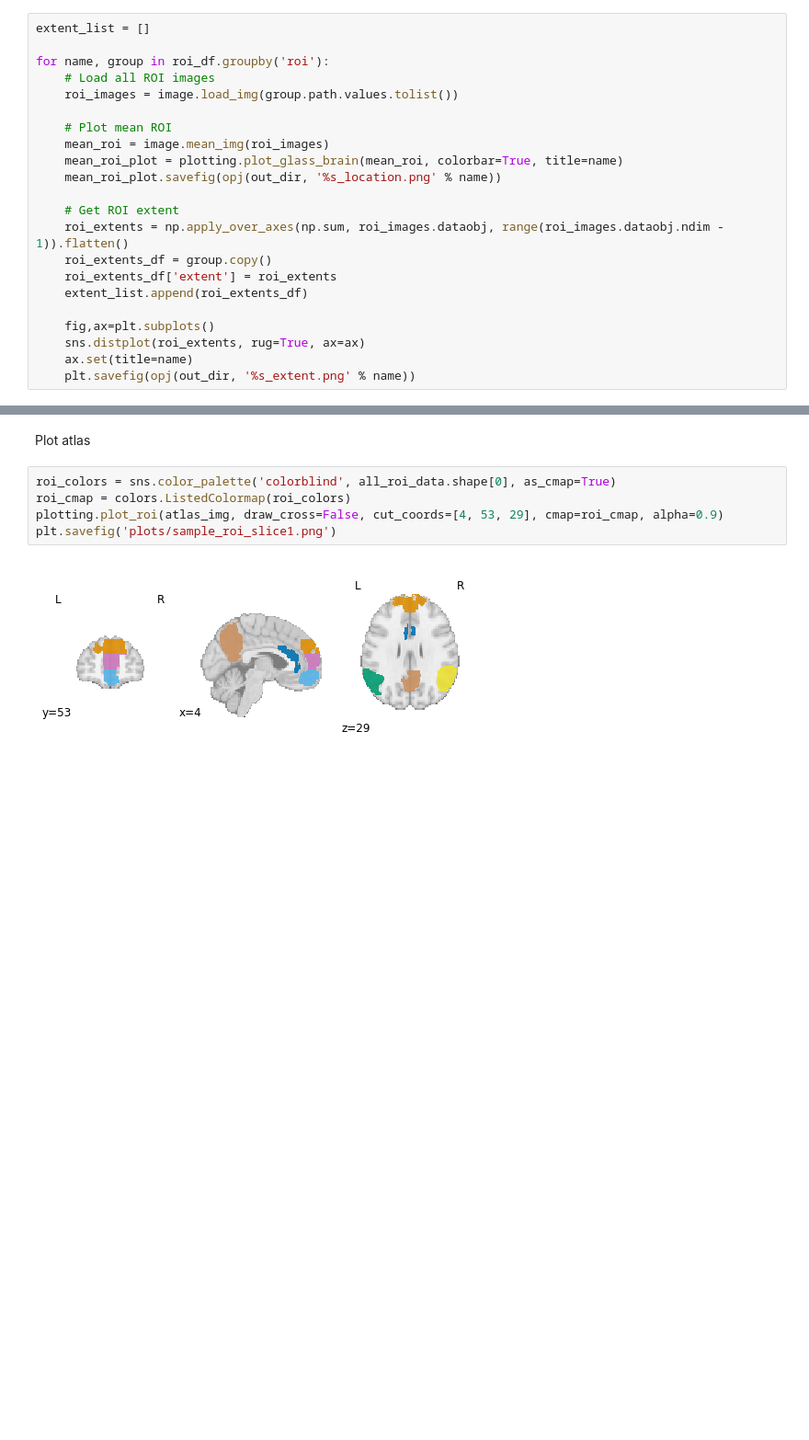
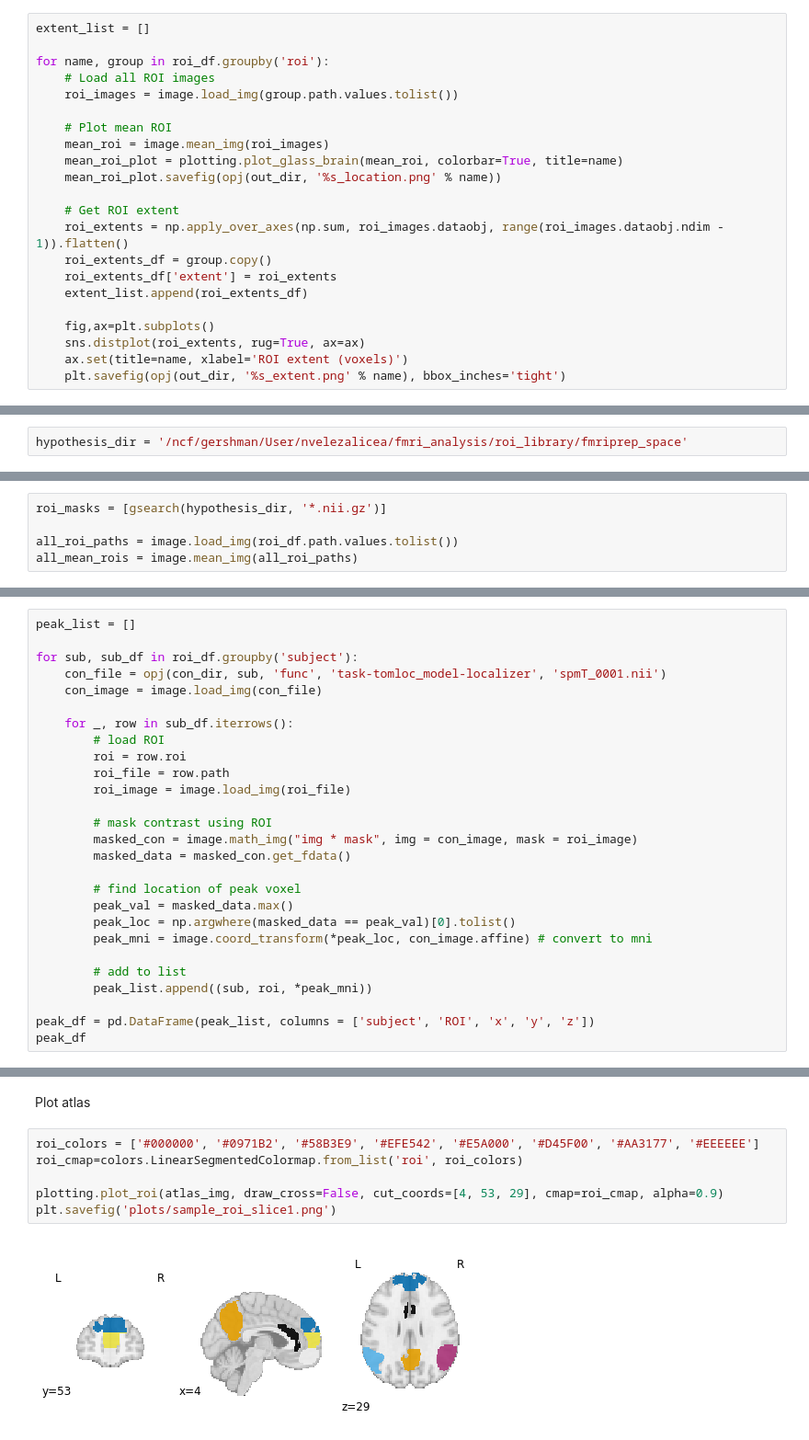
Before and after one commit to nataliavelez/teaching_fmri, a Jupyter notebook: 5_roi/2_check_roi.ipynb, the cells around one changed output, grey strips where cells are left out. Shown: that part at 92% size. Saved outputs shown, nothing was run; the diff lists cells and outputs as text; blank space fills up the shorter version.

```diff
--- a/5_roi/2_check_roi.ipynb
+++ b/5_roi/2_check_roi.ipynb
@@ -115,7 +136,7 @@ for name, group in roi_df.groupby('roi'):
 
     fig,ax=plt.subplots()
     sns.distplot(roi_extents, rug=True, ax=ax)
-    ax.set(title=name)
-    plt.savefig(opj(out_dir, '%s_extent.png' % name))
+    ax.set(title=name, xlabel='ROI extent (voxels)')
+    plt.savefig(opj(out_dir, '%s_extent.png' % name), bbox_inches='tight')
 # %% [output]
 [figure]
@@ -151,0 +175,2 @@ all_roi_extents.groupby('roi').agg({'extent': ['min', 'max', 'median']})
+# %%
+hypothesis_dir = '/ncf/gershman/User/nvelezalicea/fmri_analysis/roi_library/fmriprep_space'
@@ -151,0 +194,5 @@ all_roi_extents.groupby('roi').agg({'extent': ['min', 'max', 'median']})
+# %%
+roi_masks = [gsearch(hypothesis_dir, '*.nii.gz')]
+
+all_roi_paths = image.load_img(roi_df.path.values.tolist())
+all_mean_rois = image.mean_img(all_roi_paths)
@@ -151,0 +220,27 @@ all_roi_extents.groupby('roi').agg({'extent': ['min', 'max', 'median']})
+# %%
+peak_list = []
+
+for sub, sub_df in roi_df.groupby('subject'):
+    con_file = opj(con_dir, sub, 'func', 'task-tomloc_model-localizer', 'spmT_0001.nii')
+    con_image = image.load_img(con_file)
+
+    for _, row in sub_df.iterrows():
+        # load ROI
+        roi = row.roi
+        roi_file = row.path
+        roi_image = image.load_img(roi_file)
+
+        # mask contrast using ROI
+        masked_con = image.math_img("img * mask", img = con_image, mask = roi_image)
+        masked_data = masked_con.get_fdata()
+
+        # find location of peak voxel
+        peak_val = masked_data.max()
+        peak_loc = np.argwhere(masked_data == peak_val)[0].tolist()
+        peak_mni = image.coord_transform(*peak_loc, con_image.affine) # convert to mni
+
+        # add to list
+        peak_list.append((sub, roi, *peak_mni))
+
+peak_df = pd.DataFrame(peak_list, columns = ['subject', 'ROI', 'x', 'y', 'z'])
+peak_df
@@ -201,12 +336,13 @@ atlas_img = image.new_img_like(acc_image, atlas_data)
 # %% [markdown]
 Plot atlas
 # %%
-roi_colors = sns.color_palette('colorblind', all_roi_data.shape[0], as_cmap=True)
-roi_cmap = colors.ListedColormap(roi_colors)
+roi_colors = ['#000000', '#0971B2', '#58B3E9', '#EFE542', '#E5A000', '#D45F00', '#AA3177', '#EEEEEE']
+roi_cmap=colors.LinearSegmentedColormap.from_list('roi', roi_colors)
+
 plotting.plot_roi(atlas_img, draw_cross=False, cut_coords=[4, 53, 29], cmap=roi_cmap, alpha=0.9)
 plt.savefig('plots/sample_roi_slice1.png')
 # %% [output]
-[figure, old version]
+[figure, new version]
 # %%
 plotting.plot_roi(atlas_img, draw_cross=False, cut_coords=[52, 53, 29], cmap=roi_cmap, alpha=.9)
 plt.savefig('plots/sample_roi_slice2.png')
```
Also changed, not shown: parts of 18 cells of this notebook, 49 other files.
